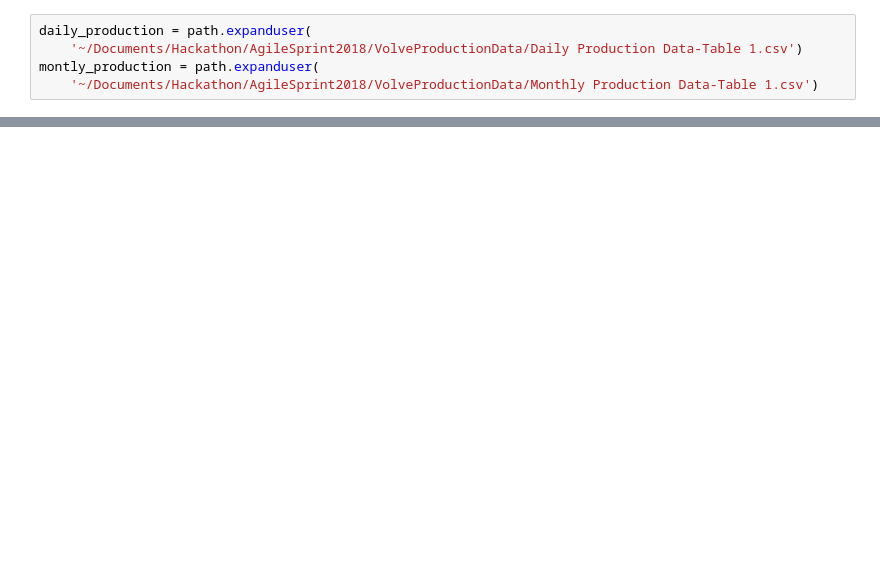
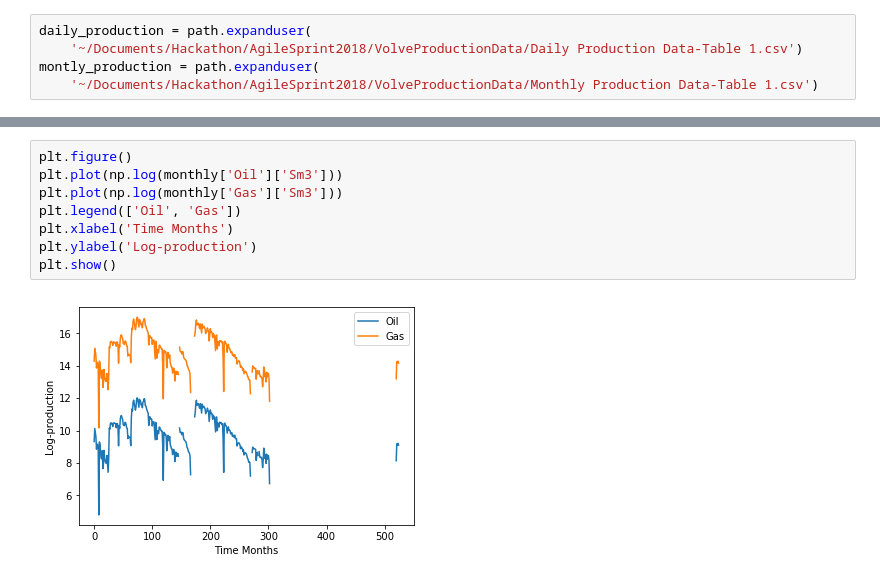
Before and after one commit to blasscoc/SubsurfaceML, a Jupyter notebook: notebooks/VolveProductionHowto.ipynb, the cells around one changed output, grey strips where cells are left out. Saved outputs shown, nothing was run; the diff lists cells and outputs as text; blank space fills up the shorter version.

Commit message:
Load Volve csv and plot.

```diff
--- a/notebooks/VolveProductionHowto.ipynb
+++ b/notebooks/VolveProductionHowto.ipynb
@@ -30,0 +37,10 @@ monthly[:5]
+# %%
+plt.figure()
+plt.plot(np.log(monthly['Oil']['Sm3']))
+plt.plot(np.log(monthly['Gas']['Sm3']))
+plt.legend(['Oil', 'Gas'])
+plt.xlabel('Time Months')
+plt.ylabel('Log-production')
+plt.show()
+# %% [output]
+[figure, added]
```
Also changed, not shown: parts of 6 cells of this notebook.
